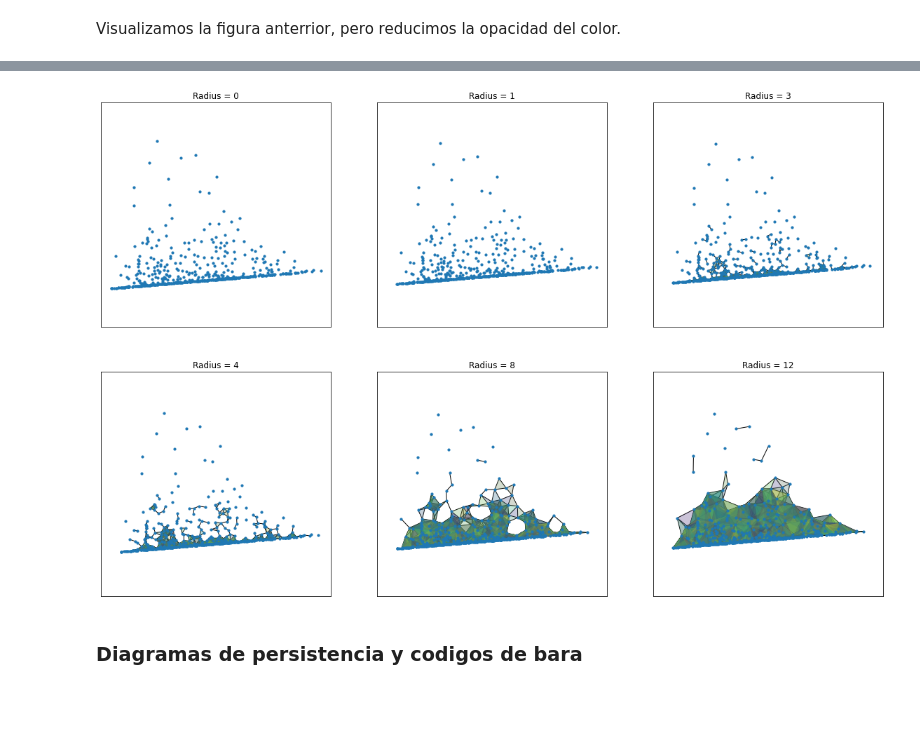
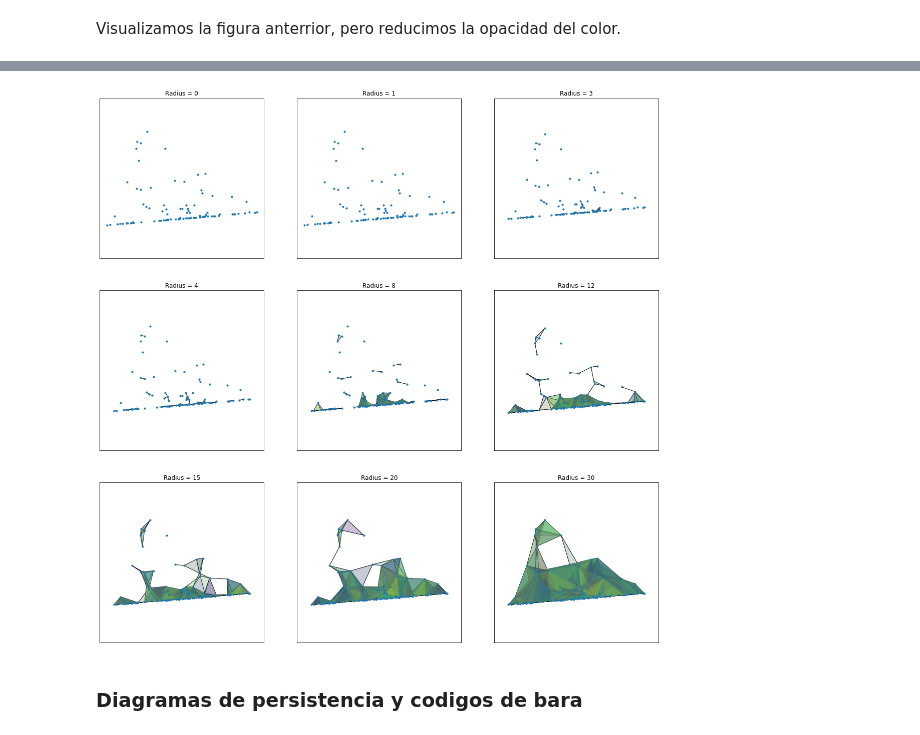
Before and after one commit to WizenPainter/reto-ma2007b, a Jupyter notebook: noaa_ai_workshop/IntroNotebooks/05-Challenge.ipynb, the cells around one changed output, grey strips where cells are left out. Cells and saved outputs as stored; diff of their text form; code cells hidden in the pictures; blank space fills up the shorter version.

```diff
--- a/noaa_ai_workshop/IntroNotebooks/05-Challenge.ipynb
+++ b/noaa_ai_workshop/IntroNotebooks/05-Challenge.ipynb
@@ -306,5 +337,5 @@ Se obtiene una muestra aleatoria de la base de datos que se redujo con pca para
 # %%
-sample = projected[np.random.choice(projected.shape[0], 500, replace=False),:]
+sample = projected[np.random.choice(projected.shape[0], size),:]
 # %%
 sample.shape
 # %% [output]
@@ -322,7 +362,8 @@ nx.draw_kamada_kawai(G, node_size=5) # node_size es para tamaño de los nodos in
 # %% [markdown]
 Observamos que distribucion toman nuestros datos de muestra inicialmente sin hacer ninguna conexion entre estos.
 # %%
-pos = {n:sample[n,:] for n in range(len(sample))}
+# pos = {n:sample[n,:] for n in range(len(sample))}
+pos = [sample[m,:] for m in range(sample.shape[0])]
 plt.figure(figsize = (5,5))
 nx.draw_networkx(G, pos=pos, with_labels = False,node_size = 20)
 plt.axis('equal')
@@ -339,7 +380,8 @@ plt.figure(figsize = (20,20))
 for (j,r) in enumerate(rs):
     G = create_simplicial_complex(D,r)
     plt.subplot(3,3,j+1)
-    nx.draw_networkx(G,pos=pos, with_labels = False,node_size = 20)
+    # nx.draw_networkx(G,pos=pos, with_labels = False,node_size = 20)
+    nx.draw(G, pos=pos, node_color=range(size), node_size=20, cmap=plt.cm.GnBu_r)
     plt.axis('equal')
     plt.title('Radius = '+str(r))
 
@@ -367,6 +409,6 @@ plt.show()
 # %%
 plt.figure(figsize = (7,7))
-r = 8
+r = 15
 G = create_simplicial_complex(D,r)
 nx.draw_networkx(G, pos = pos, with_labels = False,node_size = 10)
 plt.axis('equal')
@@ -431,30 +473,30 @@ plt.show()
 # %%
 plt.figure(figsize = (20,20))
-rs = [0,1,3,4,8,12]
+rs = [0,1,3,4,8,12,15,20,30]
 pos = {n:sample[n,:] for n in range(len(sample))}
 
 for (j,r) in enumerate(rs):
     G, two_spx_list = create_2_dim_simplicial_complex(D,r)
     patches = []
 
     for i,spx in enumerate(two_spx_list):
         position_array = np.array([[pos[vert][0],pos[vert][1]] for vert in spx])
         polygon = Polygon(position_array, True)
         patches.append(polygon)
 
     ax = plt.subplot(3,3,j+1)
     nx.draw_networkx(G, pos = pos, with_labels = False,node_size = 10)
     colors = 100*np.random.rand(len(patches))
     p = PatchCollection(patches, alpha=0.1)
     p.set_array(np.array(colors))
     ax.add_collection(p)
 
     plt.axis('equal')
     plt.title('Radius = '+str(r))
 
 plt.show()
 # %% [output]
-[figure, old version]
+[figure, new version]
 # %% [markdown]
 ### Diagramas de persistencia y codigos de bara
 # %%
```
Also changed, not shown: parts of 20 cells of this notebook, 11 other files.
